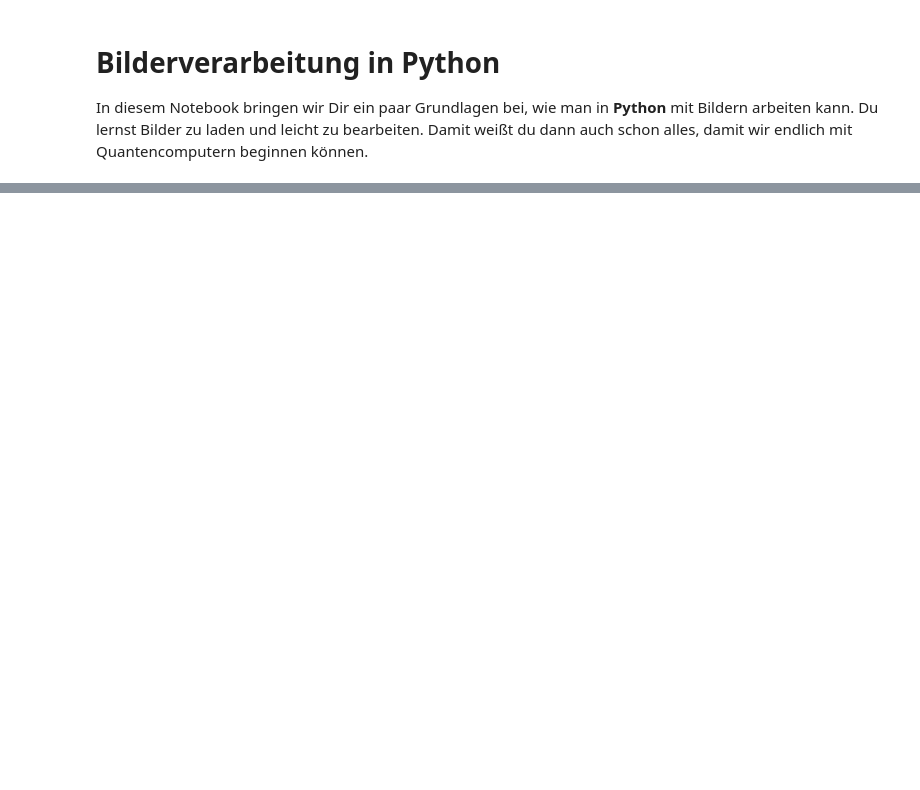
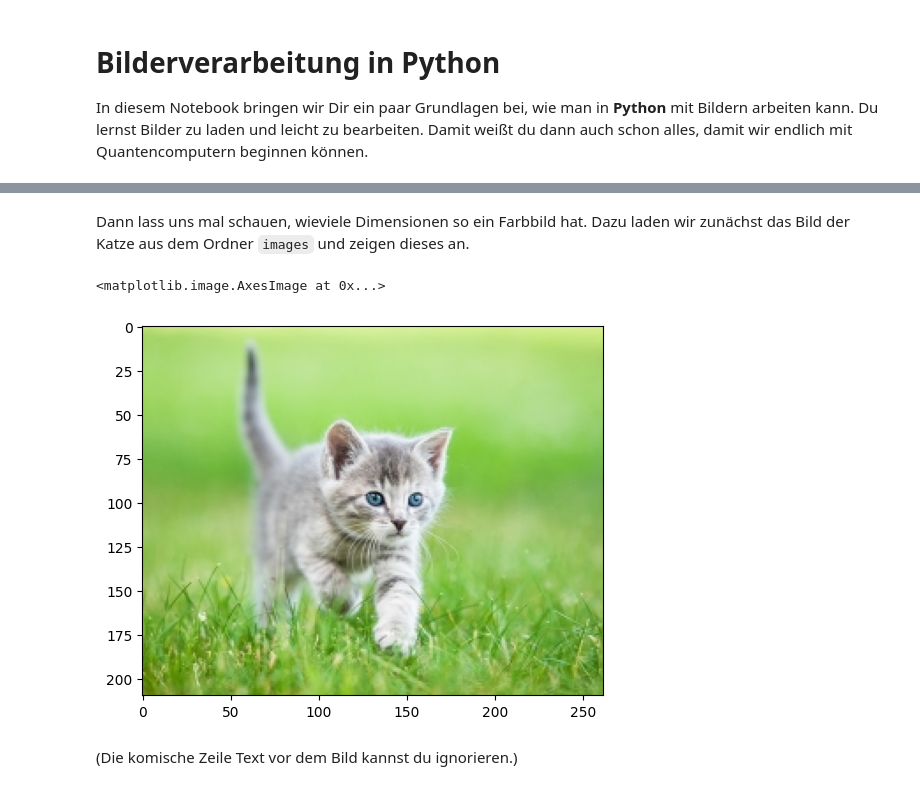
Before and after one commit to eileen-kuehn/intro_qc4images, a Jupyter notebook: worksheets/Image_Basics.ipynb, the cells around one changed output, grey strips where cells are left out. Cells and saved outputs as stored; diff of their text form; code cells hidden in the pictures; blank space fills up the shorter version.

```diff
--- a/worksheets/Image_Basics.ipynb
+++ b/worksheets/Image_Basics.ipynb
@@ -88,0 +100,10 @@ An der Achsenbeschriftung kannst du hier schon sehen, wie groß dieses Bild in P
+# %% [markdown]
+Dann lass uns mal schauen, wieviele Dimensionen so ein Farbbild hat. Dazu laden wir zunächst das Bild der Katze aus dem Ordner `images` und zeigen dieses an.
+# %%
+image = utils.load_image("../images/Kitten.jpg")
+utils.imshow(image)
+# %% [output]
+<matplotlib.image.AxesImage at 0x...>
+[figure, added]
+# %% [markdown]
+(Die komische Zeile Text vor dem Bild kannst du ignorieren.)
```
Also changed, not shown: parts of 59 cells of this notebook, 7 other files.
